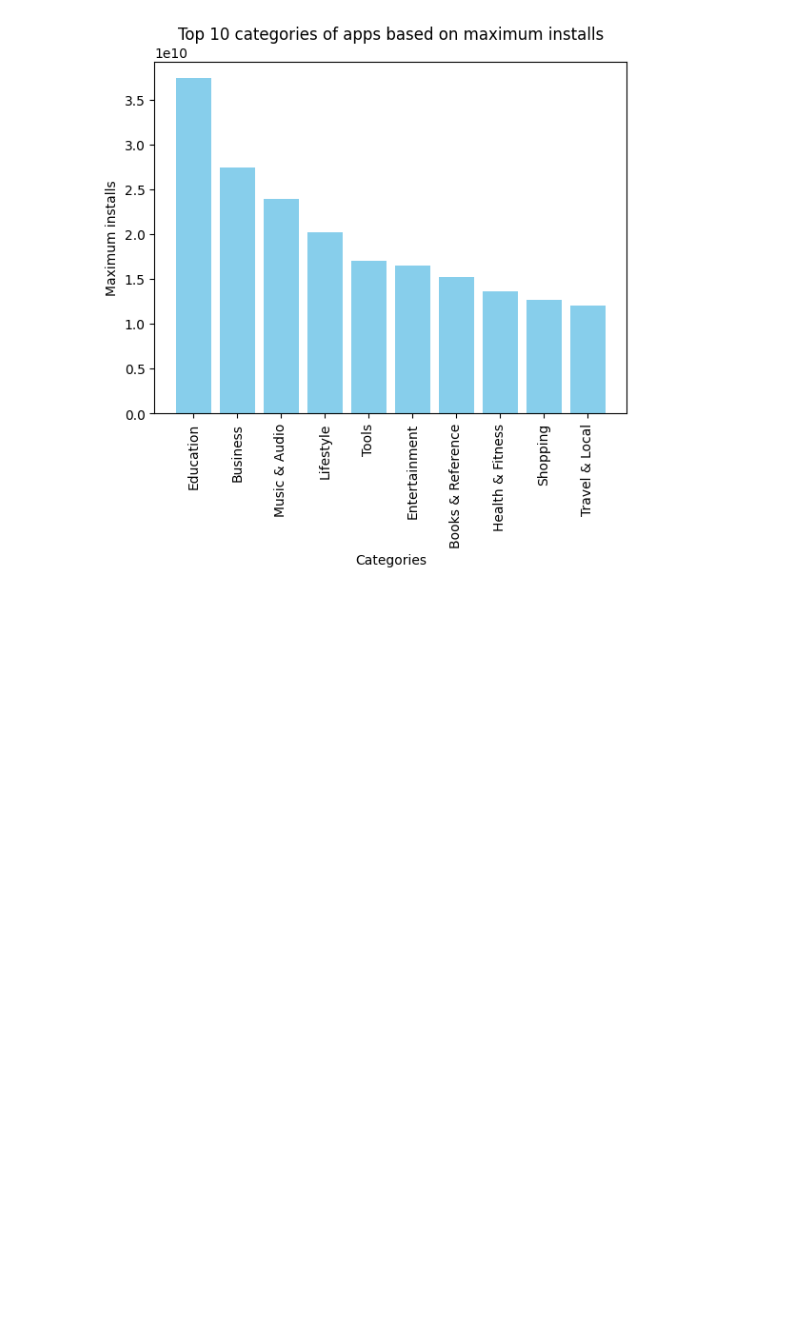
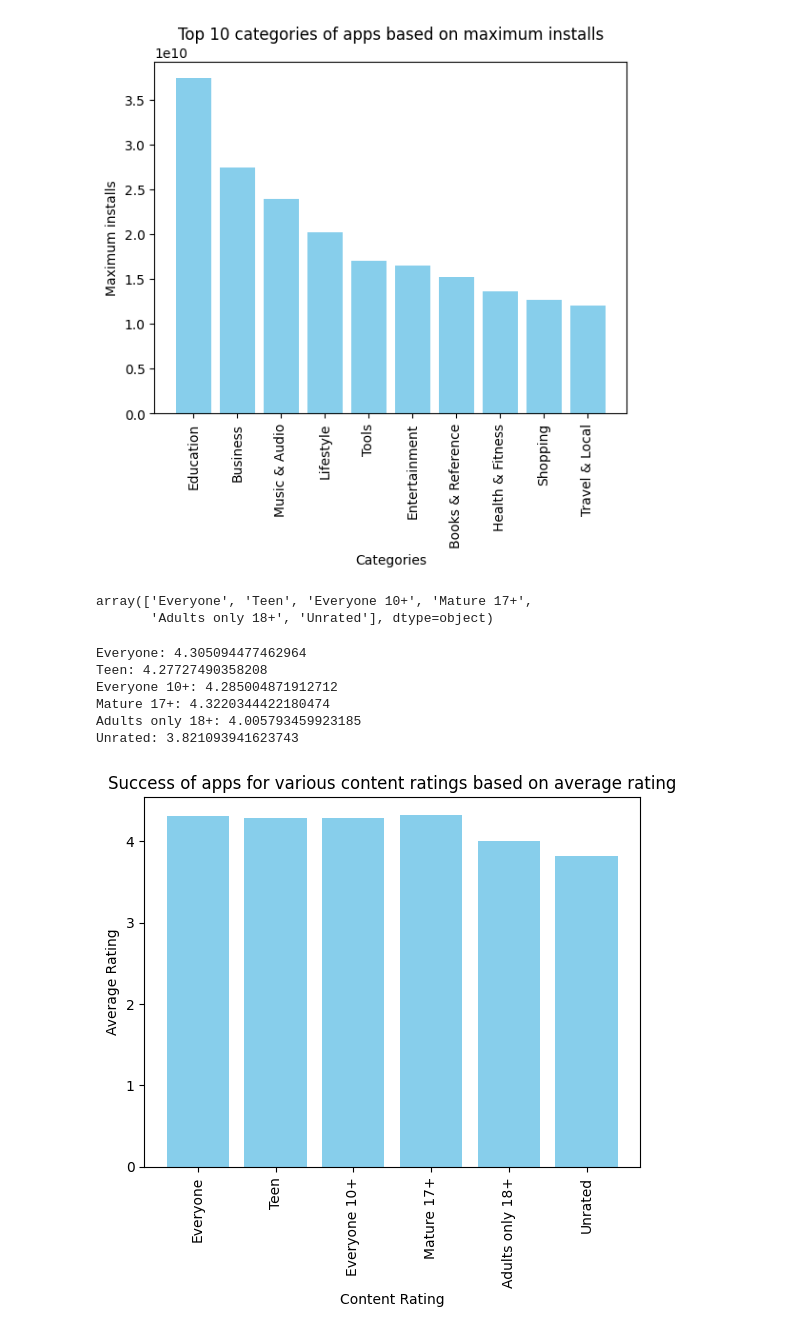
Before and after one commit to valmikGit/Data-Visualization, a Jupyter notebook: Preprocessing.ipynb, the cells around one changed output. Drawn from its saved outputs; the diff is of its cells as text; code cells hidden in the pictures; blank space fills up the shorter version.

Commit message:
success based on content rating.

```diff
--- a/Preprocessing.ipynb
+++ b/Preprocessing.ipynb
@@ -192,3 +181,51 @@ plt.xticks(rotation=90)
 plt.show()
 # %% [output]
 [figure]
+# %%
+df['Content Rating'].unique()
+# %% [output]
+array(['Everyone', 'Teen', 'Everyone 10+', 'Mature 17+',
+       'Adults only 18+', 'Unrated'], dtype=object)
+# %%
+# Finding the success of apps based on their content rating by calculating average rating.
+contents = df['Content Rating'].unique()
+result:dict = {}
+for content in contents:
+    filtered_Df = df[df['Content Rating'] == content]
+    total = 0
+    count = 0
+    for i in range(len(filtered_Df)):
+        total += (df.iloc[i]['Rating Count'] * df.iloc[i]['Rating'])
+        count += df.iloc[i]['Rating Count']
+    result[content] = total/count
+for key, value in result.items():
+    print(f'{key}: {value}')
+# %% [output]
+Everyone: 4.305094477462964
+Teen: 4.27727490358208
+Everyone 10+: 4.285004871912712
+Mature 17+: 4.3220344422180474
+Adults only 18+: 4.005793459923185
+Unrated: 3.821093941623743
+# %%
+import matplotlib.pyplot as plt
+categories:list = []
+values: list = []
+
+for key, value in result.items():
+    categories.append(key)
+    values.append(value)
+
+# Creating the bar graph
+plt.bar(categories, values, color='skyblue')  # Adjust color as needed
+
+# Adding titles and labels
+plt.title('Success of apps for various content ratings based on average rating')
+plt.xlabel('Content Rating')
+plt.ylabel('Average Rating')
+plt.xticks(rotation=90)
+
+# Display the plot
+plt.show()
+# %% [output]
+[figure, added]
```
Also changed, not shown: parts of 4 cells of this notebook.
